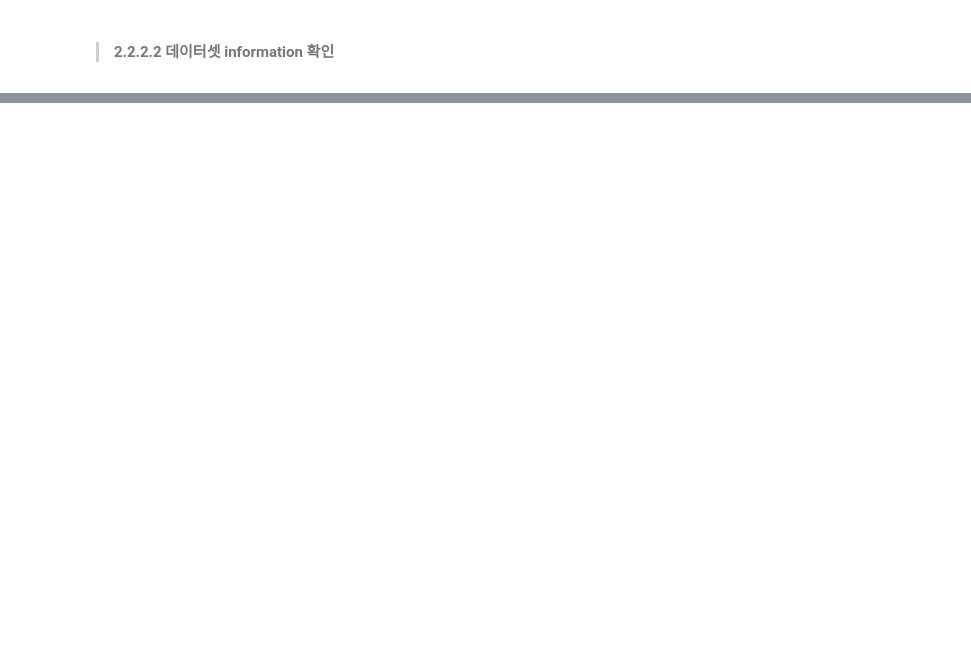
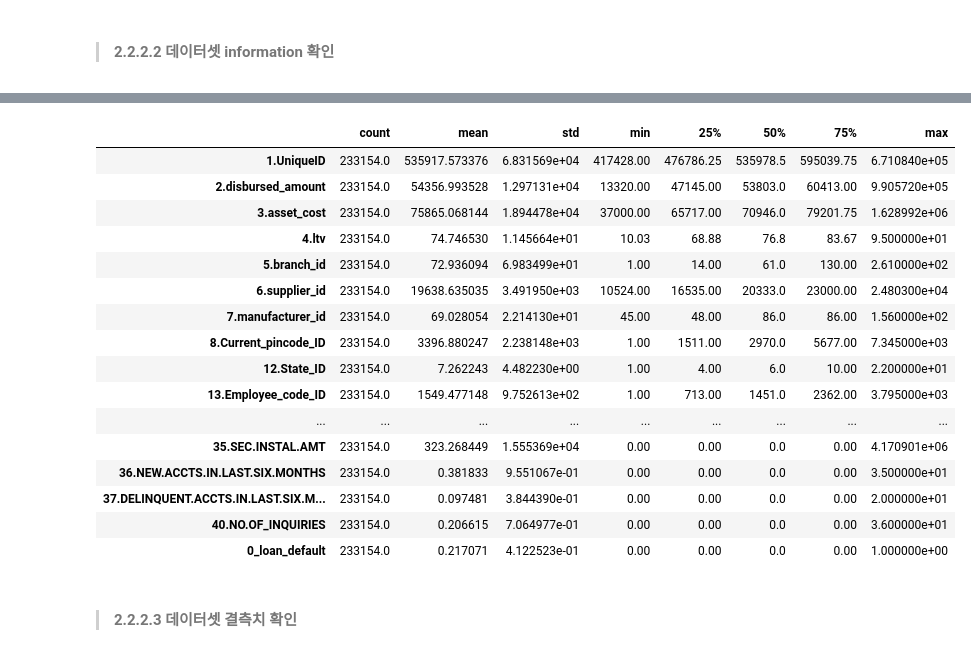
Before and after one commit to countifs/kaggle, a Jupyter notebook: L&T_Vehicle_Loan_Default_Prediction.ipynb, the cells around one changed output, grey strips where cells are left out. Drawn from its saved outputs; the diff is of its cells as text; code cells hidden in the pictures; blank space fills up the shorter version.

```diff
--- a/L&T_Vehicle_Loan_Default_Prediction.ipynb
+++ b/L&T_Vehicle_Loan_Default_Prediction.ipynb
@@ -278,0 +354,20 @@ train_df.describe()
+# %%
+train.describe().T
+# %% [output]
+|  | count | mean | std | min | 25% | 50% | 75% | max |
+| 1.UniqueID | 233154.0 | 535917.573376 | 6.831569e+04 | 417428.00 | 476786.25 | 535978.5 | 595039.75 | 6.710840e+05 |
+| 2.disbursed_amount | 233154.0 | 54356.993528 | 1.297131e+04 | 13320.00 | 47145.00 | 53803.0 | 60413.00 | 9.905720e+05 |
+| 3.asset_cost | 233154.0 | 75865.068144 | 1.894478e+04 | 37000.00 | 65717.00 | 70946.0 | 79201.75 | 1.628992e+06 |
+| 4.ltv | 233154.0 | 74.746530 | 1.145664e+01 | 10.03 | 68.88 | 76.8 | 83.67 | 9.500000e+01 |
+| 5.branch_id | 233154.0 | 72.936094 | 6.983499e+01 | 1.00 | 14.00 | 61.0 | 130.00 | 2.610000e+02 |
+| 6.supplier_id | 233154.0 | 19638.635035 | 3.491950e+03 | 10524.00 | 16535.00 | 20333.0 | 23000.00 | 2.480300e+04 |
+| 7.manufacturer_id | 233154.0 | 69.028054 | 2.214130e+01 | 45.00 | 48.00 | 86.0 | 86.00 | 1.560000e+02 |
+| 8.Current_pincode_ID | 233154.0 | 3396.880247 | 2.238148e+03 | 1.00 | 1511.00 | 2970.0 | 5677.00 | 7.345000e+03 |
+| 12.State_ID | 233154.0 | 7.262243 | 4.482230e+00 | 1.00 | 4.00 | 6.0 | 10.00 | 2.200000e+01 |
+| 13.Employee_code_ID | 233154.0 | 1549.477148 | 9.752613e+02 | 1.00 | 713.00 | 1451.0 | 2362.00 | 3.795000e+03 |
+| ... | ... | ... | ... | ... | ... | ... | ... | ... |
+| 35.SEC.INSTAL.AMT | 233154.0 | 323.268449 | 1.555369e+04 | 0.00 | 0.00 | 0.0 | 0.00 | 4.170901e+06 |
+| 36.NEW.ACCTS.IN.LAST.SIX.MONTHS | 233154.0 | 0.381833 | 9.551067e-01 | 0.00 | 0.00 | 0.0 | 0.00 | 3.500000e+01 |
+| 37.DELINQUENT.ACCTS.IN.LAST.SIX.M... | 233154.0 | 0.097481 | 3.844390e-01 | 0.00 | 0.00 | 0.0 | 0.00 | 2.000000e+01 |
+| 40.NO.OF_INQUIRIES | 233154.0 | 0.206615 | 7.064977e-01 | 0.00 | 0.00 | 0.0 | 0.00 | 3.600000e+01 |
+| 0_loan_default | 233154.0 | 0.217071 | 4.122523e-01 | 0.00 | 0.00 | 0.0 | 0.00 | 1.000000e+00 |
@@ -278,0 +376,2 @@ train_df.describe()
+# %% [markdown]
+ > #### **2.2.2.3 데이터셋 결측치 확인**
```
Also changed, not shown: parts of 57 cells of this notebook.
